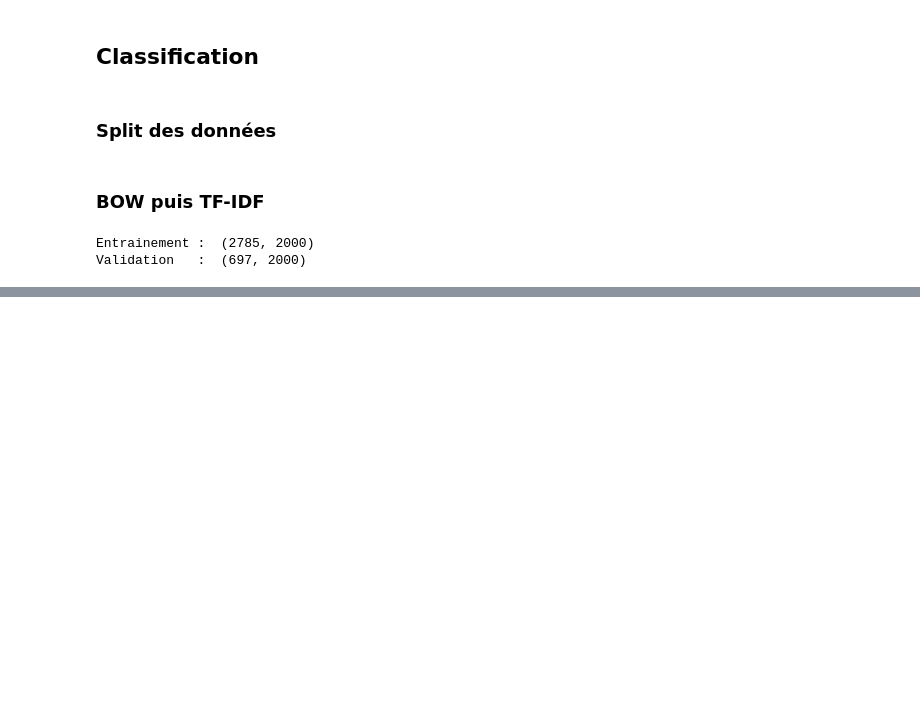
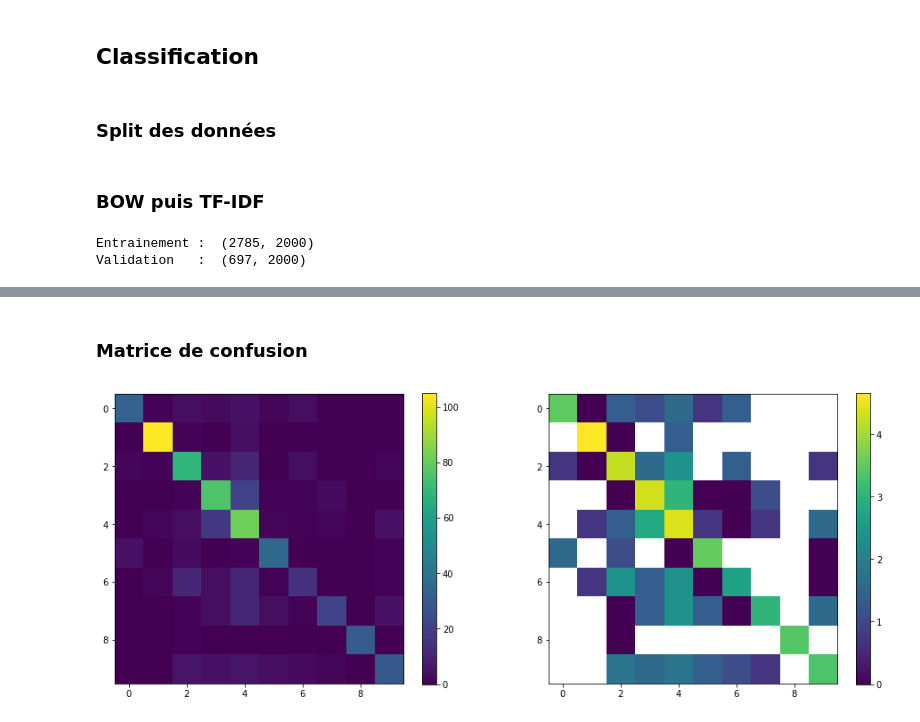
Before and after one commit to Rouen-NLP/final-lab-A-EL-YAAGOUBI, a Jupyter notebook: Tobacco-lab.ipynb, the cells around one changed output, grey strips where cells are left out. Drawn from its saved outputs; the diff is of its cells as text; code cells hidden in the pictures; blank space fills up the shorter version.

Commit message:
MultinomialNB model trained got 72% accuracy

```diff
--- a/Tobacco-lab.ipynb
+++ b/Tobacco-lab.ipynb
@@ -118,0 +113,8 @@ x_test_counts.shape
+# %%
+model = MultinomialNB(alpha=0.1)
+model.fit(x_train_tf, y_train)
+
+predictions = model.predict(x_test_tf)
+
+report = classification_report(y_test, predictions, target_names=np.unique(Y))
+cfxM   = confusion_matrix(y_test, predictions)
@@ -118,0 +140,18 @@ x_test_counts.shape
+# %% [markdown]
+### Matrice de confusion
+# %%
+plt.figure(figsize=(16,8))
+
+plt.title('')
+plt.subplot(121)
+plt.imshow(cfxM)
+plt.colorbar(shrink=0.75)
+
+
+plt.subplot(122)
+plt.imshow(np.log(cfxM))
+plt.colorbar(shrink=0.75)
+
+plt.show()
+# %% [output]
+[figure, added]
```
Also changed, not shown: parts of 5 cells of this notebook, 1 other file.
